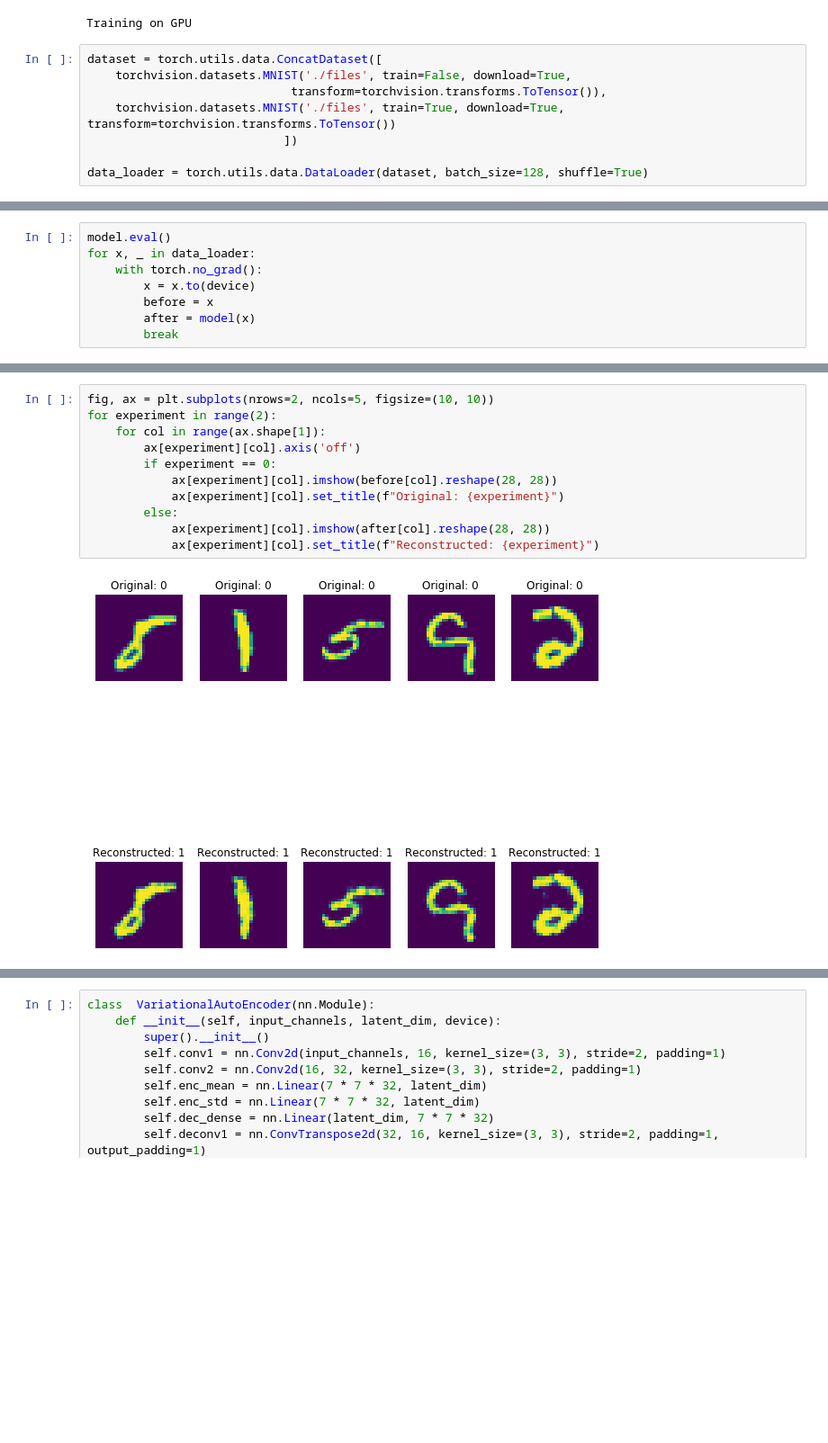
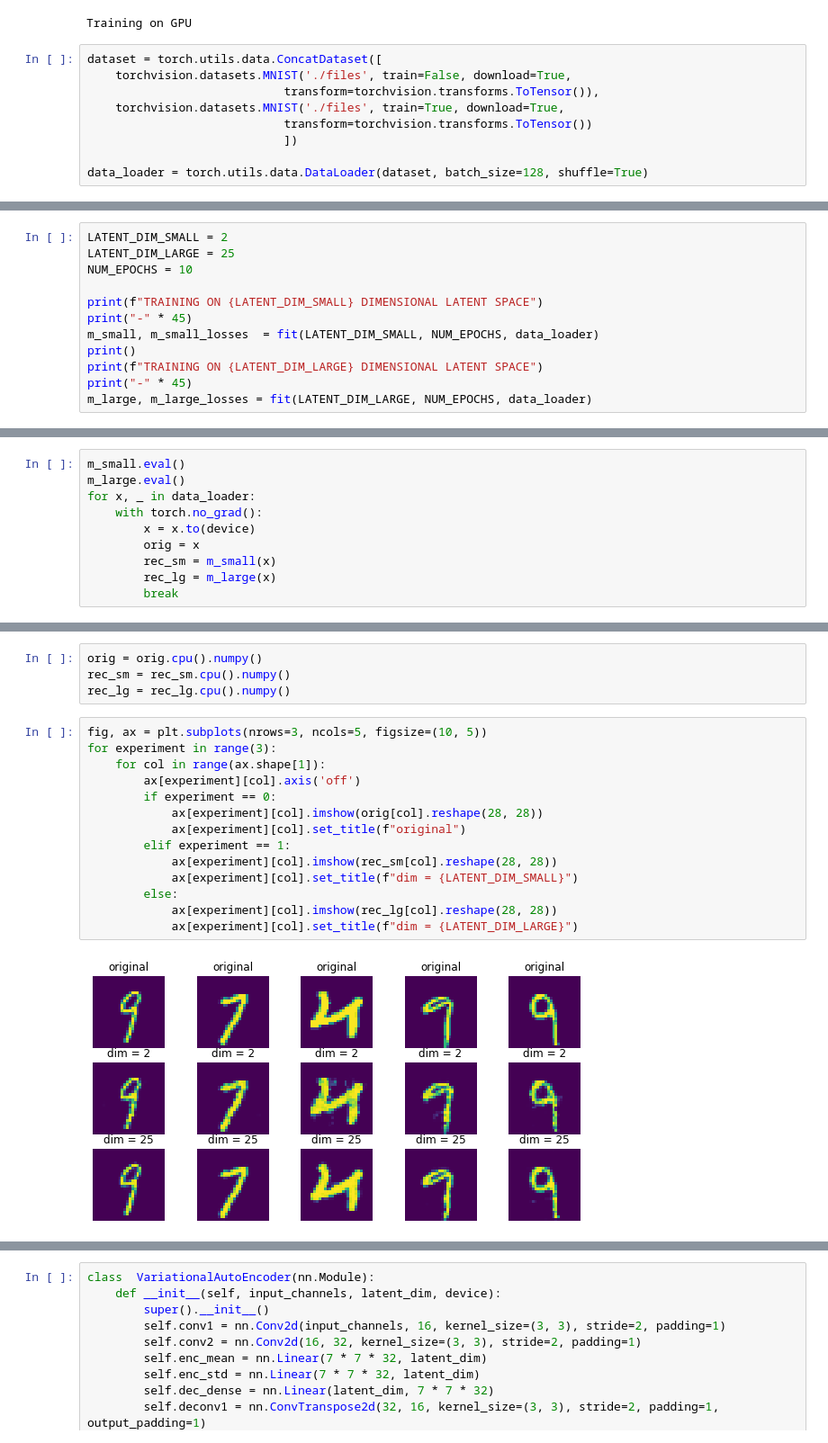
Before and after one commit to dunky11/mustererkennung, a Jupyter notebook: A11/assignment11.ipynb, the cells around one changed output, grey strips where cells are left out. Shown: that part at 90% size. Drawn from its saved outputs; the diff is of its cells as text; blank space fills up the shorter version.

```diff
--- a/A11/assignment11.ipynb
+++ b/A11/assignment11.ipynb
@@ -16,8 +16,9 @@ Training on GPU
 # %%
 dataset = torch.utils.data.ConcatDataset([
     torchvision.datasets.MNIST('./files', train=False, download=True,
-                             transform=torchvision.transforms.ToTensor()),
-    torchvision.datasets.MNIST('./files', train=True, download=True, transform=torchvision.transforms.ToTensor())
+                            transform=torchvision.transforms.ToTensor()),
+    torchvision.datasets.MNIST('./files', train=True, download=True,
+                            transform=torchvision.transforms.ToTensor())
                             ])
 
 data_loader = torch.utils.data.DataLoader(dataset, batch_size=128, shuffle=True)
@@ -102,0 +100,12 @@ Epoch 10/10 ==> loss: 0.06847049073883123
+# %%
+LATENT_DIM_SMALL = 2
+LATENT_DIM_LARGE = 25
+NUM_EPOCHS = 10
+
+print(f"TRAINING ON {LATENT_DIM_SMALL} DIMENSIONAL LATENT SPACE")
+print("-" * 45)
+m_small, m_small_losses  = fit(LATENT_DIM_SMALL, NUM_EPOCHS, data_loader)
+print()
+print(f"TRAINING ON {LATENT_DIM_LARGE} DIMENSIONAL LATENT SPACE")
+print("-" * 45)
+m_large, m_large_losses = fit(LATENT_DIM_LARGE, NUM_EPOCHS, data_loader)
@@ -110,8 +139,10 @@ plt.show()
 # %%
-model.eval()
+m_small.eval()
+m_large.eval()
 for x, _ in data_loader:
     with torch.no_grad():
         x = x.to(device)
-        before = x
-        after = model(x)
+        orig = x
+        rec_sm = m_small(x)
+        rec_lg = m_large(x)
         break
@@ -121,13 +149,20 @@ after = after.cpu().numpy()
+# %%
+orig = orig.cpu().numpy()
+rec_sm = rec_sm.cpu().numpy()
+rec_lg = rec_lg.cpu().numpy()
 # %%
-fig, ax = plt.subplots(nrows=2, ncols=5, figsize=(10, 10))
-for experiment in range(2):
+fig, ax = plt.subplots(nrows=3, ncols=5, figsize=(10, 5))
+for experiment in range(3):
     for col in range(ax.shape[1]):
         ax[experiment][col].axis('off')
         if experiment == 0:
-            ax[experiment][col].imshow(before[col].reshape(28, 28))
-            ax[experiment][col].set_title(f"Original: {experiment}")
+            ax[experiment][col].imshow(orig[col].reshape(28, 28))
+            ax[experiment][col].set_title(f"original")
+        elif experiment == 1:
+            ax[experiment][col].imshow(rec_sm[col].reshape(28, 28))
+            ax[experiment][col].set_title(f"dim = {LATENT_DIM_SMALL}")
         else:
-            ax[experiment][col].imshow(after[col].reshape(28, 28))
-            ax[experiment][col].set_title(f"Reconstructed: {experiment}")
+            ax[experiment][col].imshow(rec_lg[col].reshape(28, 28))
+            ax[experiment][col].set_title(f"dim = {LATENT_DIM_LARGE}")
 # %% [output]
-[figure, old version]
+[figure, new version]
```
Also changed, not shown: parts of 15 cells of this notebook, 10 other files.
